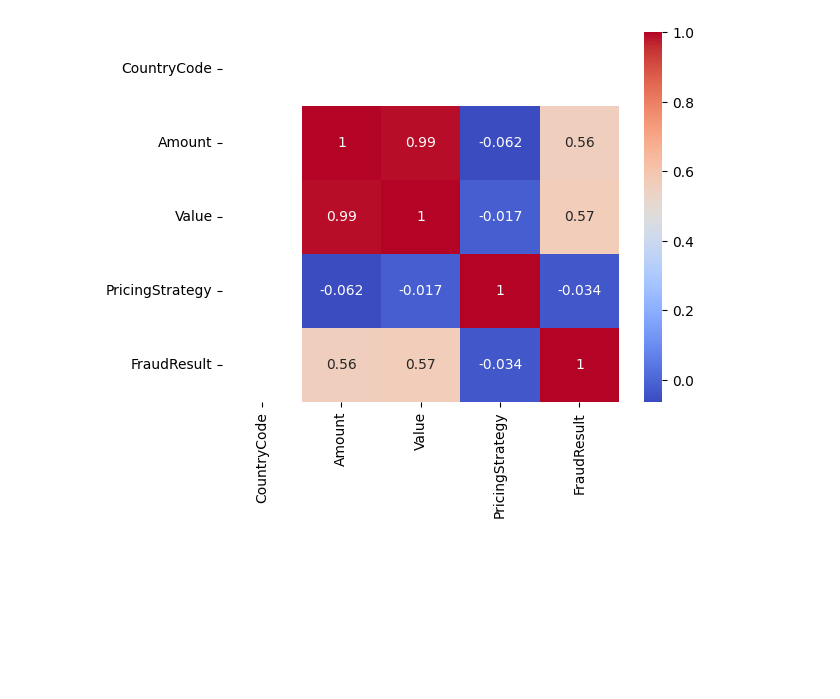
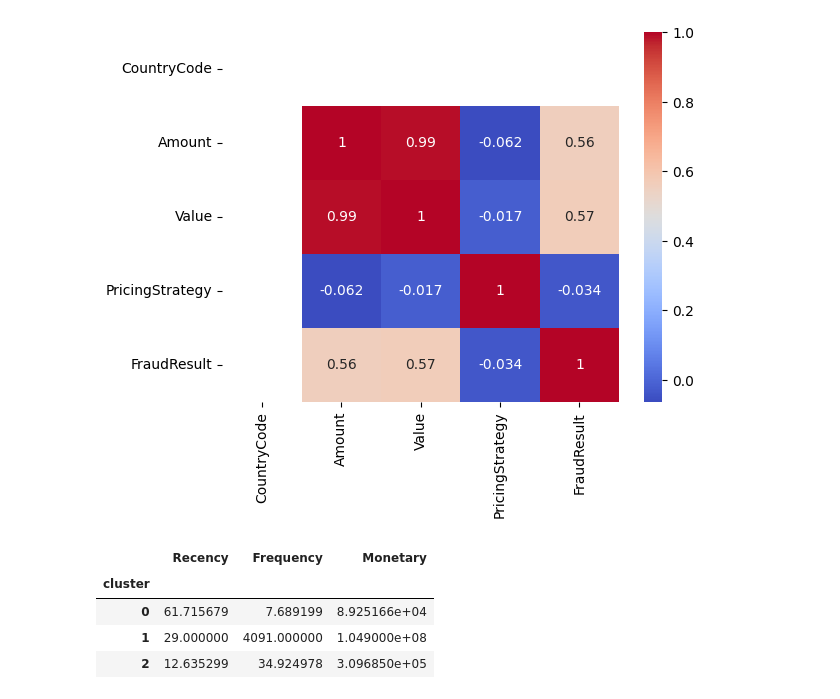
Before and after one commit to zeyede21/credit-risk-model, a Jupyter notebook: notebooks/1.0-eda.ipynb, the cells around one changed output. Drawn from its saved outputs; the diff is of its cells as text; code cells hidden in the pictures; blank space fills up the shorter version.

```diff
--- a/notebooks/1.0-eda.ipynb
+++ b/notebooks/1.0-eda.ipynb
@@ -146,0 +152,28 @@ sns.heatmap(corr, annot=True, cmap='coolwarm')
+# %%
+snapshot_date = df["TransactionStartTime"].max() + pd.Timedelta(days=1)
+# %%
+rfm = df.groupby("CustomerId").agg({
+    "TransactionStartTime": lambda x: (snapshot_date - x.max()).days,  # Recency
+    "TransactionId": "count",  # Frequency
+    "Value": "sum"  # Monetary
+}).reset_index()
+
+rfm.columns = ["CustomerId", "Recency", "Frequency", "Monetary"]
+# %%
+from sklearn.preprocessing import StandardScaler
+
+scaler = StandardScaler()
+rfm_scaled = scaler.fit_transform(rfm[["Recency", "Frequency", "Monetary"]])
+# %%
+from sklearn.cluster import KMeans
+
+kmeans = KMeans(n_clusters=3, random_state=42)
+rfm["cluster"] = kmeans.fit_predict(rfm_scaled)
+# %%
+rfm.groupby("cluster")[["Recency", "Frequency", "Monetary"]].mean()
+# %% [output]
+|  | Recency | Frequency | Monetary |
+| cluster |  |  |  |
+| 0 | 61.715679 | 7.689199 | 8.925166e+04 |
+| 1 | 29.000000 | 4091.000000 | 1.049000e+08 |
+| 2 | 12.635299 | 34.924978 | 3.096850e+05 |
```
Also changed, not shown: parts of 4 cells of this notebook, 9 other files.
